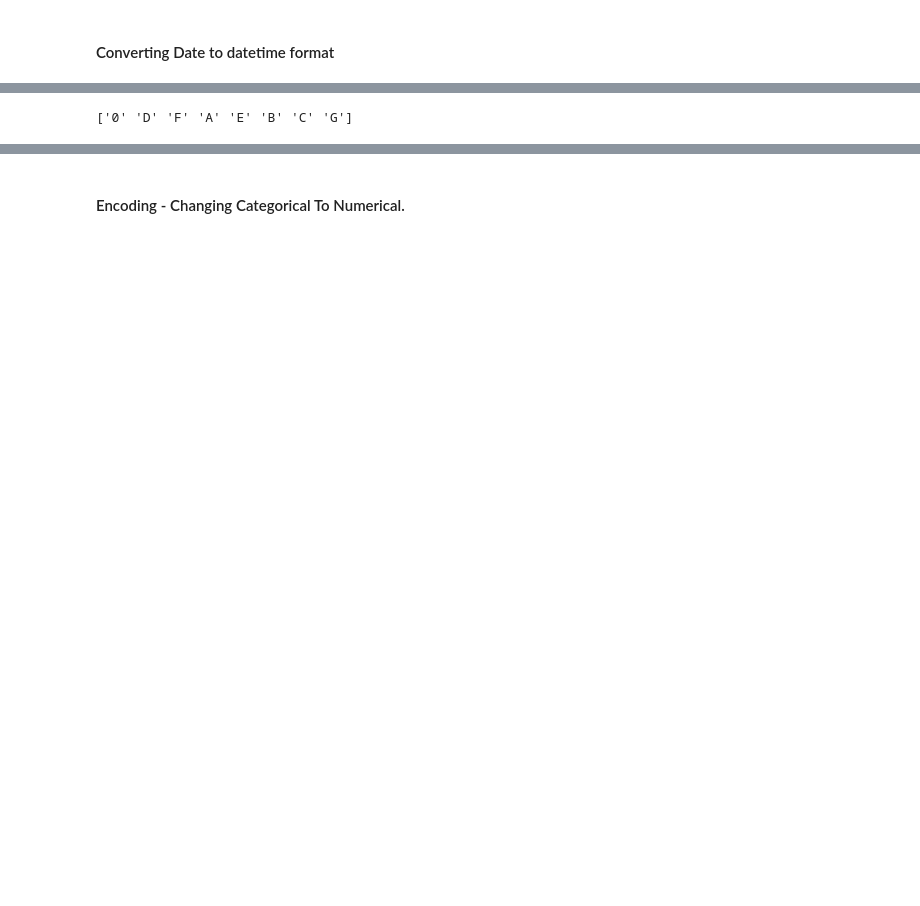
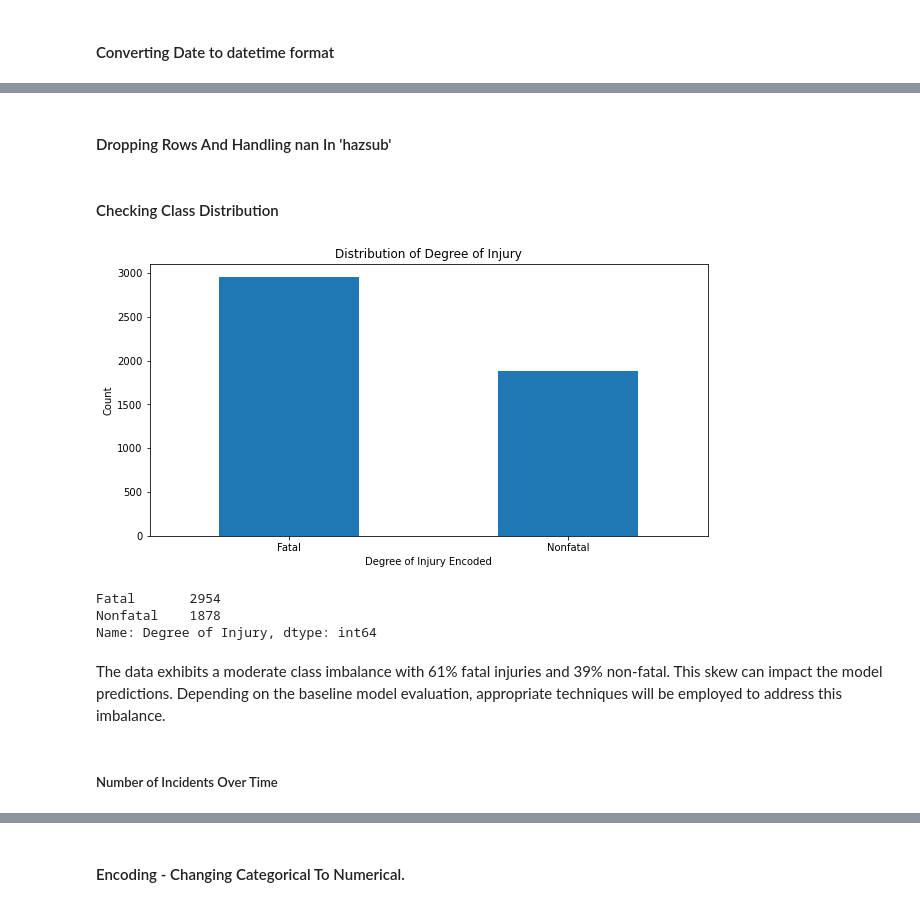
Before and after one commit to pmjustafort/construction-accident-nlp-predict, a Jupyter notebook: Untitled.ipynb, the cells around one changed output, grey strips where cells are left out. Cells and saved outputs as stored; diff of their text form; code cells hidden in the pictures; blank space fills up the shorter version.

```diff
--- a/Untitled.ipynb
+++ b/Untitled.ipynb
@@ -322,11 +292,9 @@ Upon inspecting the four features in "Construction End Use", we're dropping it d
 # %%
-# Create a copy of the DataFrame slice
+# Creating a copy of the DataFrame
 df_clean = df_drop.copy()
 
-# Now make the changes on df_clean
-df_clean.drop(columns=['Construction End Use', 'Project Type', 'con_end', 'proj_type'], inplace=True)
-df_clean['Project Cost'].replace(' ', 'Unspecified', inplace=True)
-df_clean['Building Stories'].replace(' ', '0', inplace=True)
+# Making the changes on df_clean
+df_clean.drop(columns=['Construction End Use', 'Project Type', 'con_end', 'proj_type','Building Stories', 'Project Cost', 'proj_cost', 'nature_of_inj', 'part_of_body', 'event_type', 'evn_factor', 'hum_factor', 'task_assigned' ],inplace=True)
 # %%
 df_clean.head()
 # %% [output]
@@ -346,9 +314,37 @@ df_clean['Event Date'] = pd.to_datetime(df_drop['Event Date'])
-# %%
-# Dropping unnecessary redundant columns
-cols_to_drop = ['Building Stories', 'Project Cost', 'Nature of Injury', 'Part of Body', 'Event type',
-                'Environmental Factor', 'Human Factor', 'Task Assigned']
-df_clean.drop(columns=cols_to_drop, inplace=True)
-# %%
-print(df_clean['proj_cost'].unique())
-# %% [output]
-['0' 'D' 'F' 'A' 'E' 'B' 'C' 'G']
+# %% [markdown]
+#### Dropping Rows And Handling nan In 'hazsub'
+# %%
+# Dropping rows where 'hazsub' contains non-numeric values
+df_clean = df_clean[pd.to_numeric(df_clean['hazsub'], errors='coerce').notna()]
+
+# Filling NaN values with default -999
+df_clean['hazsub'].fillna(-999, inplace=True)
+
+# Converting 'hazsub' to int64 type
+df_clean['hazsub'] = df_clean['hazsub'].astype('int64')
+# %% [markdown]
+#### Checking Class Distribution
+# %%
+# Getting value counts
+value_counts = df_clean['Degree of Injury'].value_counts()
+
+# Plotting
+plt.figure(figsize=(10,5))
+value_counts.plot(kind='bar')
+plt.title('Distribution of Degree of Injury')
+plt.xlabel('Degree of Injury Encoded')
+plt.ylabel('Count')
+plt.xticks(rotation=0)
+plt.show()
+# %% [output]
+[figure, added]
+# %%
+value_counts
+# %% [output]
+Fatal       2954
+Nonfatal    1878
+Name: Degree of Injury, dtype: int64
+# %% [markdown]
+The data exhibits a moderate class imbalance with 61% fatal injuries and 39% non-fatal. This skew can impact the model predictions. Depending on the baseline model evaluation, appropriate techniques will be employed to address this imbalance.
+# %% [markdown]
+#####  Number of Incidents Over Time
```
Also changed, not shown: parts of 66 cells of this notebook.
